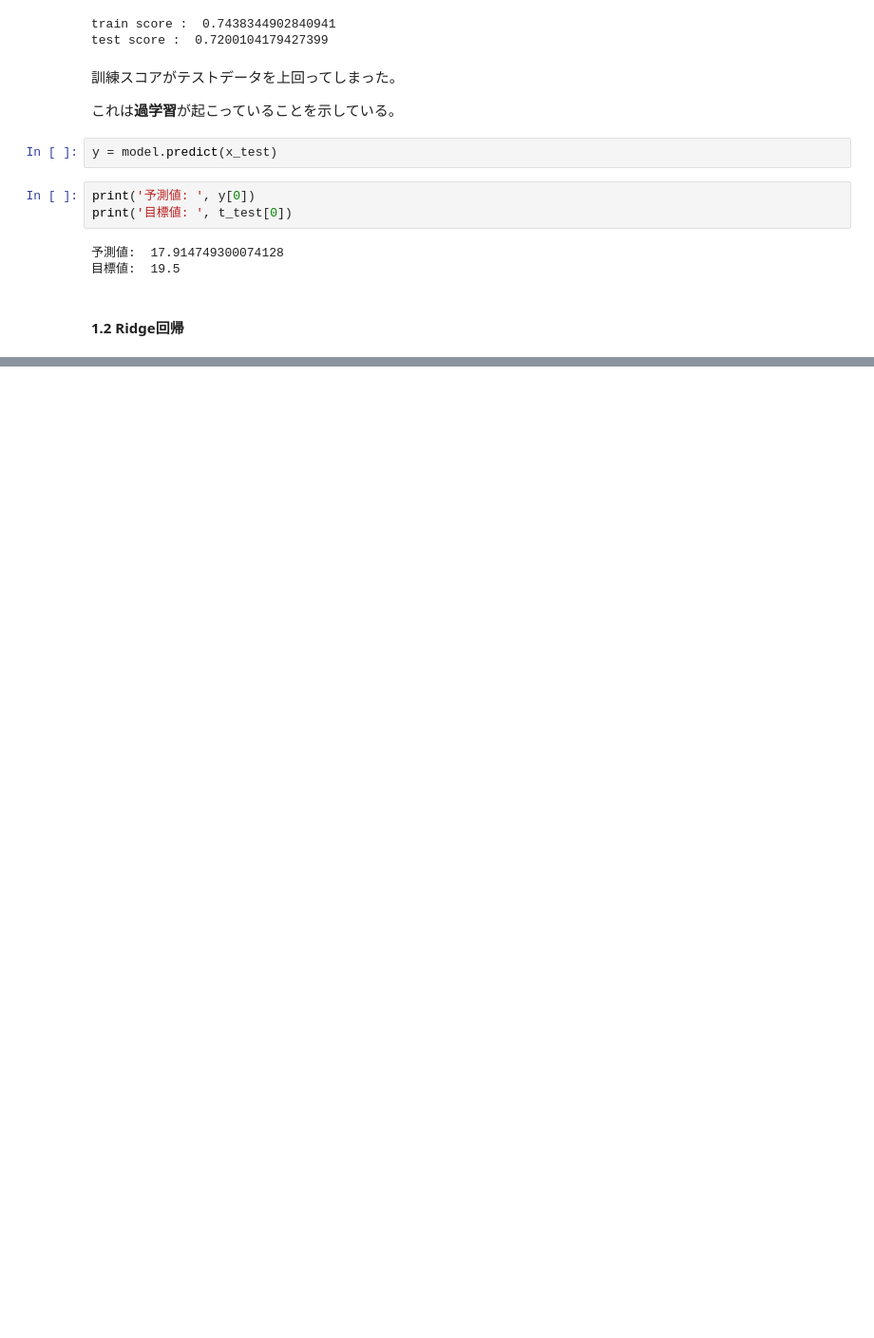
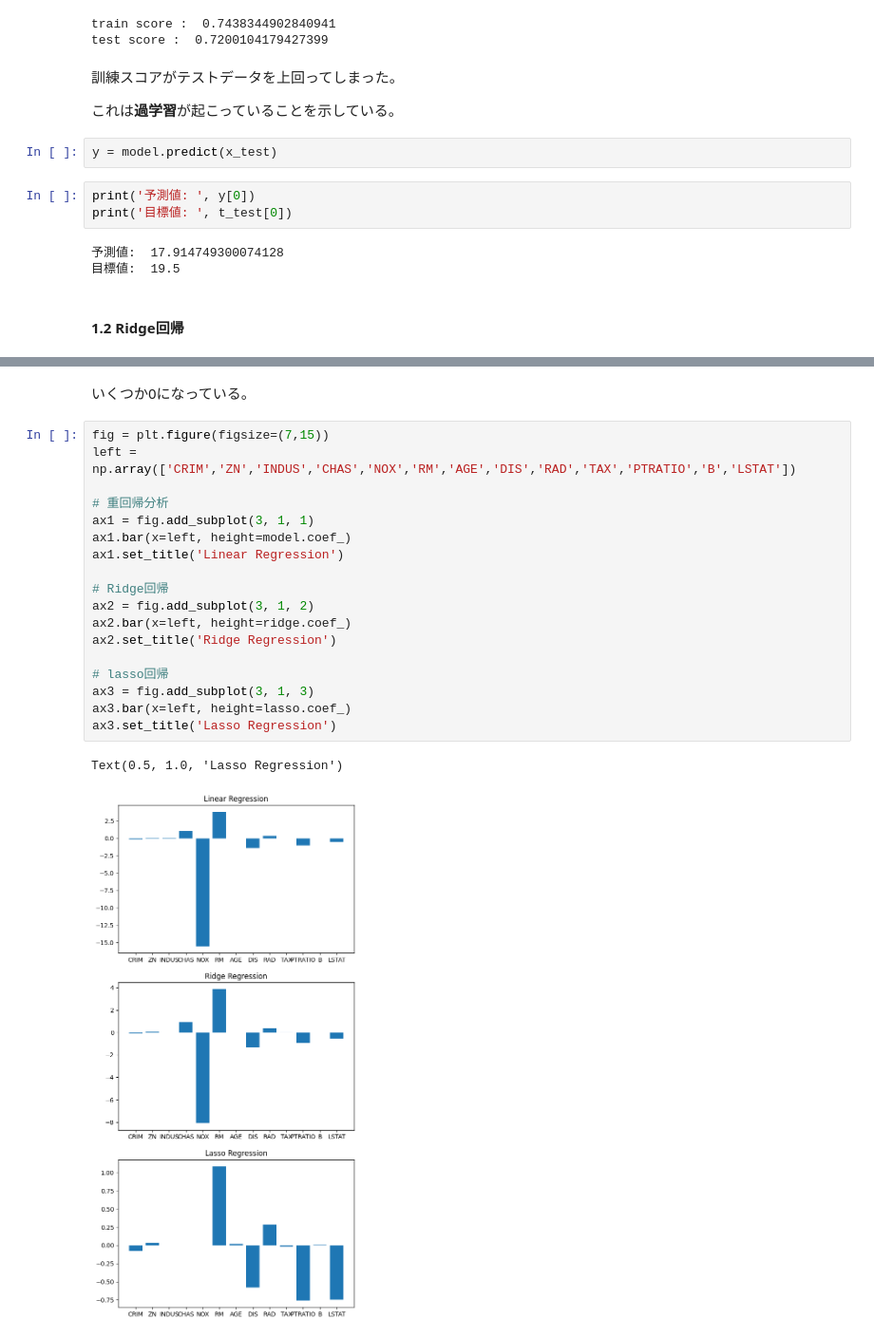
Before and after one commit to tkkazuya/machine_learning, a Jupyter notebook: Regression/Regression.ipynb, the cells around one changed output, grey strips where cells are left out. Shown at 95% size. Drawn from its saved outputs; the diff is of its cells as text; blank space fills up the shorter version.

```diff
--- a/Regression/Regression.ipynb
+++ b/Regression/Regression.ipynb
@@ -135,0 +164,23 @@ print('目標値' ,t_test[0])
+# %% [markdown]
+いくつか0になっている。
+# %%
+fig = plt.figure(figsize=(7,15))
+left = np.array(['CRIM','ZN','INDUS','CHAS','NOX','RM','AGE','DIS','RAD','TAX','PTRATIO','B','LSTAT'])
+
+# 重回帰分析
+ax1 = fig.add_subplot(3, 1, 1)
+ax1.bar(x=left, height=model.coef_)
+ax1.set_title('Linear Regression')
+
+# Ridge回帰
+ax2 = fig.add_subplot(3, 1, 2)
+ax2.bar(x=left, height=ridge.coef_)
+ax2.set_title('Ridge Regression')
+
+# lasso回帰
+ax3 = fig.add_subplot(3, 1, 3)
+ax3.bar(x=left, height=lasso.coef_)
+ax3.set_title('Lasso Regression')
+# %% [output]
+Text(0.5, 1.0, 'Lasso Regression')
+[figure, added]
```
Also changed, not shown: parts of 14 cells of this notebook.
